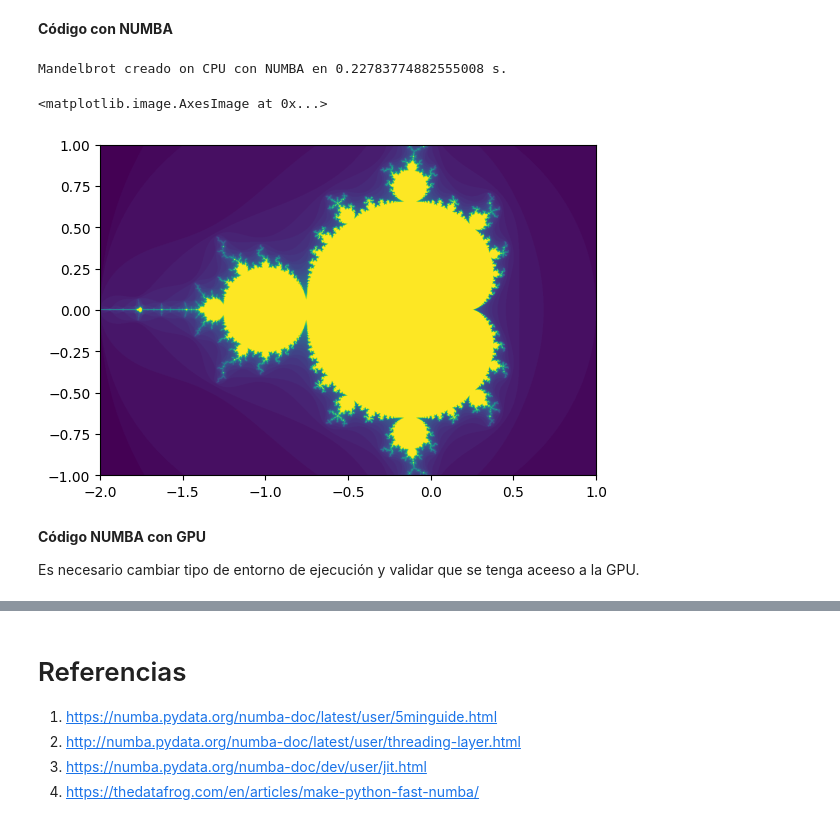
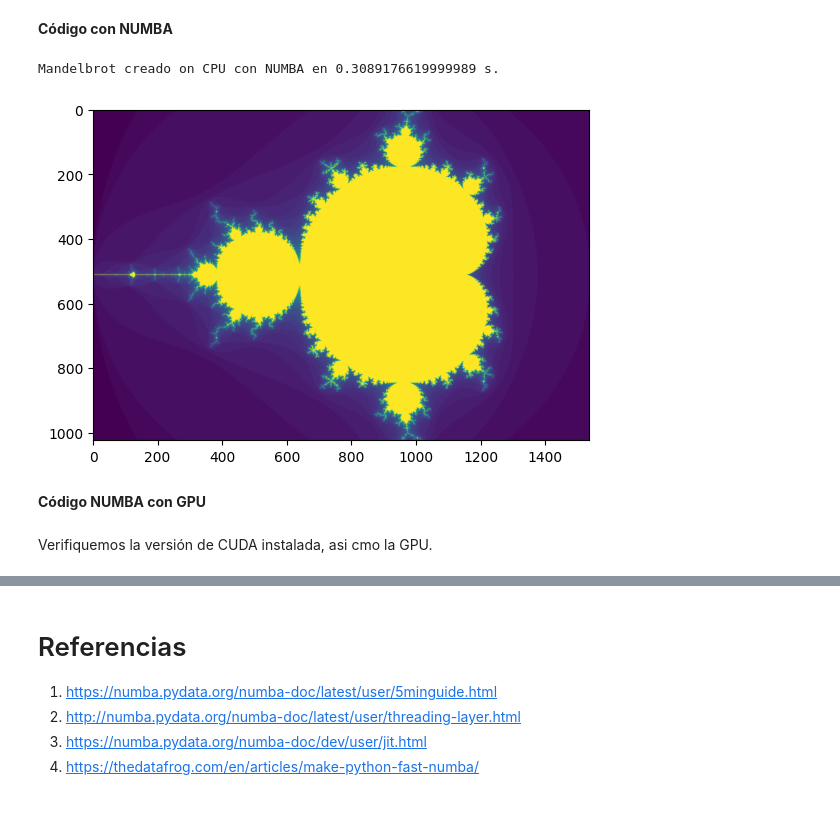
Before and after one commit to jugernaut/MACTI-manejodatos, a Jupyter notebook: 04_Simulacion/06_FractalesCUDA.ipynb, the cells around one changed output, grey strips where cells are left out. Saved outputs shown, nothing was run; the diff lists cells and outputs as text; code cells hidden in the pictures.

```diff
--- a/04_Simulacion/06_FractalesCUDA.ipynb
+++ b/04_Simulacion/06_FractalesCUDA.ipynb
@@ -195,37 +210,19 @@ Mandelbrot creado en el CPU en 7.4266708344221115 s.
 # %%
-# se convierte la funcion mandel en versión de numba
-mandel_numba = jit(nb.uint32(nb.float32, nb.float32, nb.uint32))(mandel)
-
-@jit
-def create_fractal_numba(xmin, xmax, ymin, ymax, image, iters):
-    height, width = image.shape
-
-    pixel_size_x = (xmax - xmin)/width
-    pixel_size_y = (ymax - ymin)/height
-
-    for x in range(width):
-        real = xmin + x*pixel_size_x
-        for y in range(height):
-            imag = ymin + y*pixel_size_y
-            color = mandel_numba(real, imag, iters)
-            image[y, x]  = color
-
 gimage = np.zeros((1024, 1536), dtype=np.uint8)
 xmin, xmax, ymin, ymax = np.array([-2.0, 1.0, -1.0, 1.0]).astype('float32')
 iters = 50
 
 start = timer()
 create_fractal_numba(xmin, xmax, ymin, ymax, gimage, iters)
 dt_numba = timer() - start
 
 print(f"Mandelbrot creado on CPU con NUMBA en {dt_numba} s.")
-plt.imshow(gimage, cmap='viridis', extent=[-2, 1, -1, 1])
+plt.imshow(gimage);
 # %% [output]
-Mandelbrot creado on CPU con NUMBA en 0.22783774882555008 s.
+Mandelbrot creado on CPU con NUMBA en 0.3089176619999989 s.
-<matplotlib.image.AxesImage at 0x...>
-[figure, old version]
+[figure, new version]
-# %% [markdown]
-**Código NUMBA con GPU**
-
-Es necesario cambiar tipo de entorno de ejecución y validar que se tenga aceeso a la GPU.
+# %% [markdown]
+**Código NUMBA con GPU**
+# %% [markdown]
+Verifiquemos la versión de CUDA instalada, asi cmo la GPU.
 # %%
```
Also changed, not shown: parts of 26 cells of this notebook.
